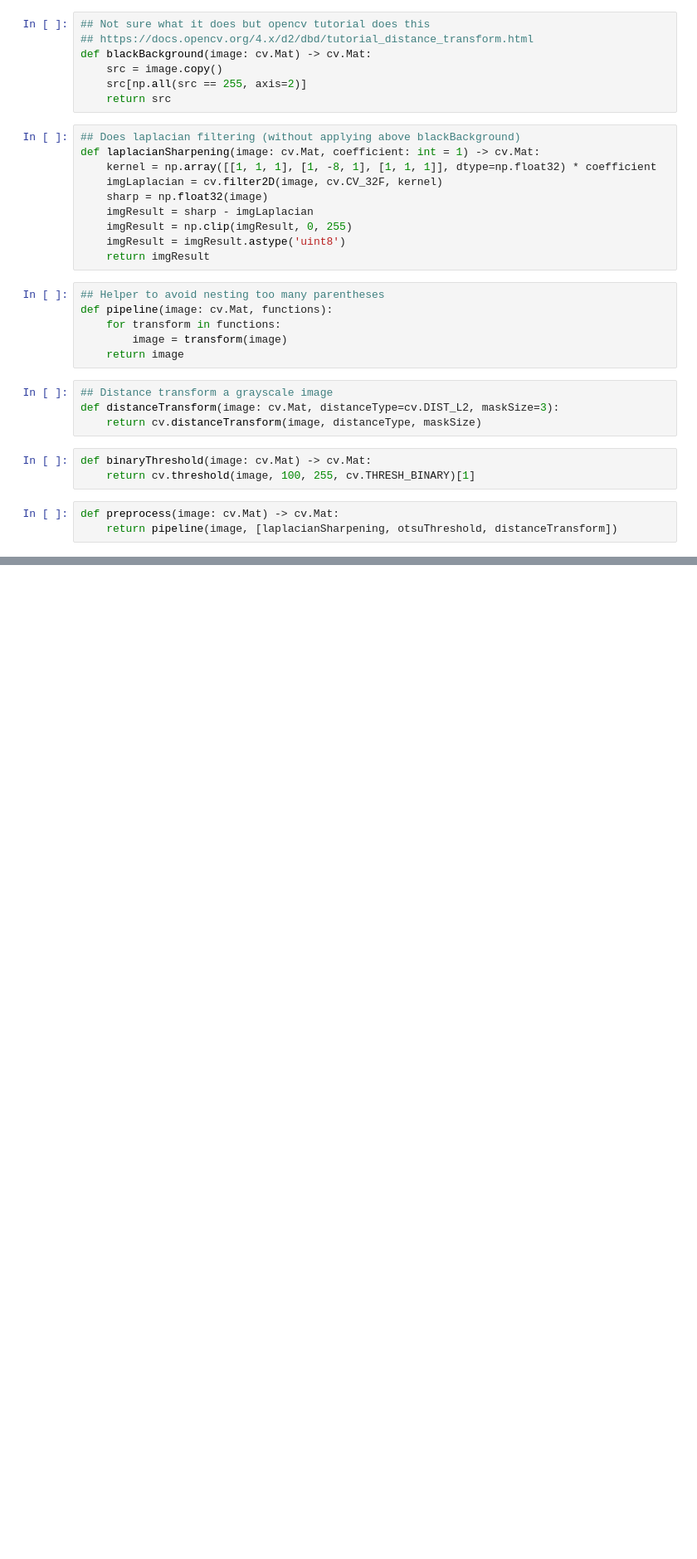
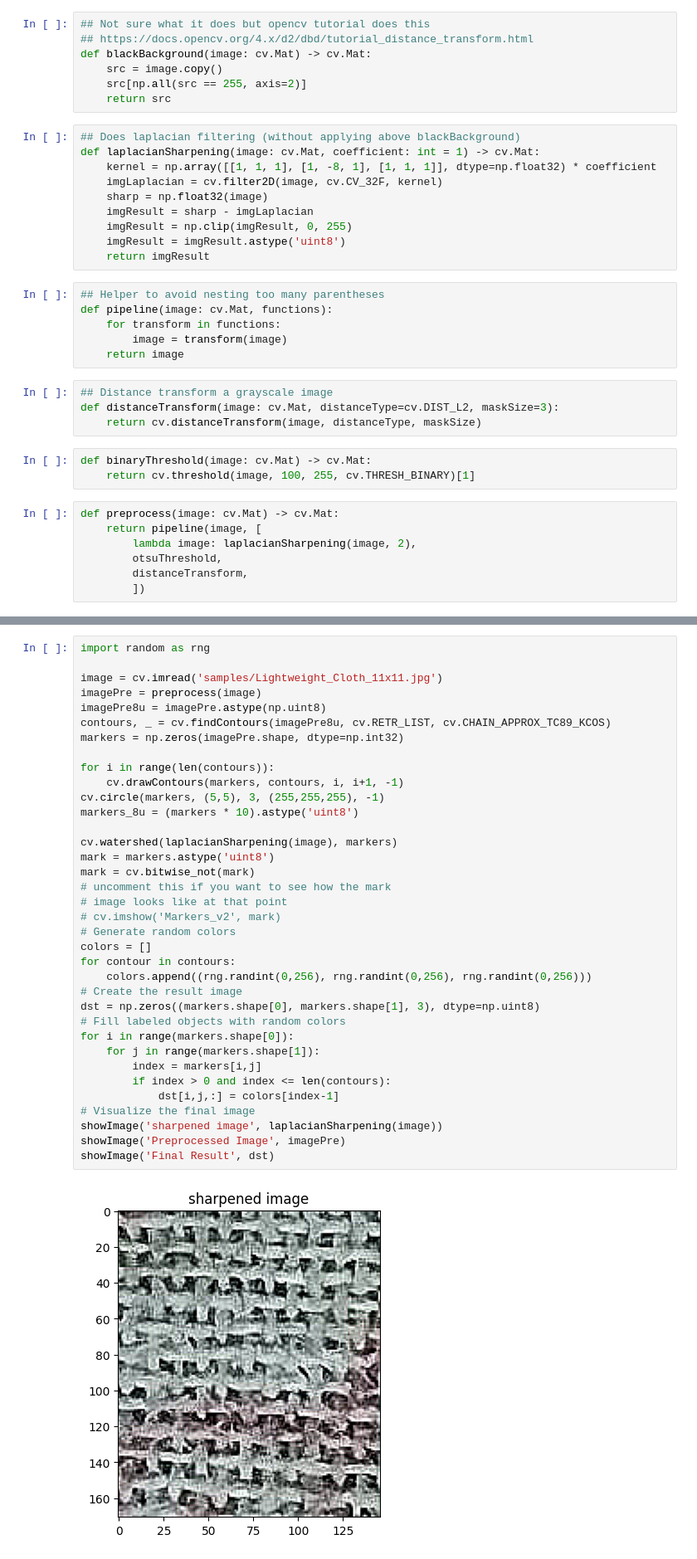
Before and after one commit to mahesh-hegde/CV_Project, a Jupyter notebook: ThreadCount.ipynb, the cells around one changed output, grey strips where cells are left out. Shown at 83% size. Drawn from its saved outputs; the diff is of its cells as text; blank space fills up the shorter version.

```diff
--- a/ThreadCount.ipynb
+++ b/ThreadCount.ipynb
@@ -78,4 +76,8 @@ def binaryThreshold(image: cv.Mat) -> cv.Mat:
     return cv.threshold(image, 100, 255, cv.THRESH_BINARY)[1]
 # %%
 def preprocess(image: cv.Mat) -> cv.Mat:
-    return pipeline(image, [laplacianSharpening, otsuThreshold, distanceTransform])
+    return pipeline(image, [
+        lambda image: laplacianSharpening(image, 2),
+        otsuThreshold,
+        distanceTransform,
+        ])
@@ -94,0 +84,38 @@ cv.watershed(image, markers)
+# %%
+import random as rng
+
+image = cv.imread('samples/Lightweight_Cloth_11x11.jpg')
+imagePre = preprocess(image)
+imagePre8u = imagePre.astype(np.uint8)
+contours, _ = cv.findContours(imagePre8u, cv.RETR_LIST, cv.CHAIN_APPROX_TC89_KCOS)
+markers = np.zeros(imagePre.shape, dtype=np.int32)
+
+for i in range(len(contours)):
+    cv.drawContours(markers, contours, i, i+1, -1)
+cv.circle(markers, (5,5), 3, (255,255,255), -1)
+markers_8u = (markers * 10).astype('uint8')
+
+cv.watershed(laplacianSharpening(image), markers)
+mark = markers.astype('uint8')
+mark = cv.bitwise_not(mark)
+# uncomment this if you want to see how the mark
+# image looks like at that point
+# cv.imshow('Markers_v2', mark)
+# Generate random colors
+colors = []
+for contour in contours:
+    colors.append((rng.randint(0,256), rng.randint(0,256), rng.randint(0,256)))
+# Create the result image
+dst = np.zeros((markers.shape[0], markers.shape[1], 3), dtype=np.uint8)
+# Fill labeled objects with random colors
+for i in range(markers.shape[0]):
+    for j in range(markers.shape[1]):
+        index = markers[i,j]
+        if index > 0 and index <= len(contours):
+            dst[i,j,:] = colors[index-1]
+# Visualize the final image
+showImage('sharpened image', laplacianSharpening(image))
+showImage('Preprocessed Image', imagePre)
+showImage('Final Result', dst)
+# %% [output]
+[figure, added]
```
Also changed, not shown: parts of 4 cells of this notebook, 3 other files.
